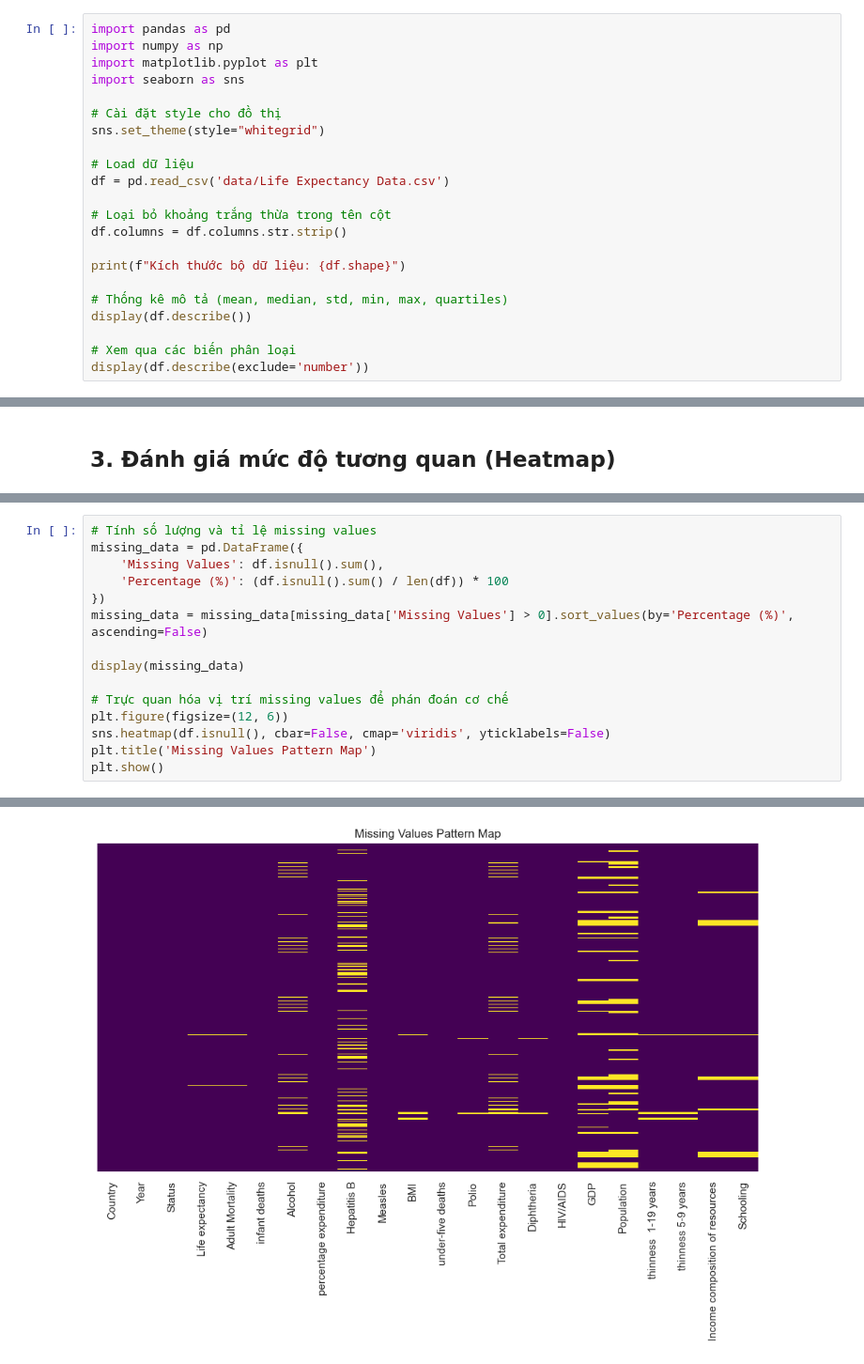
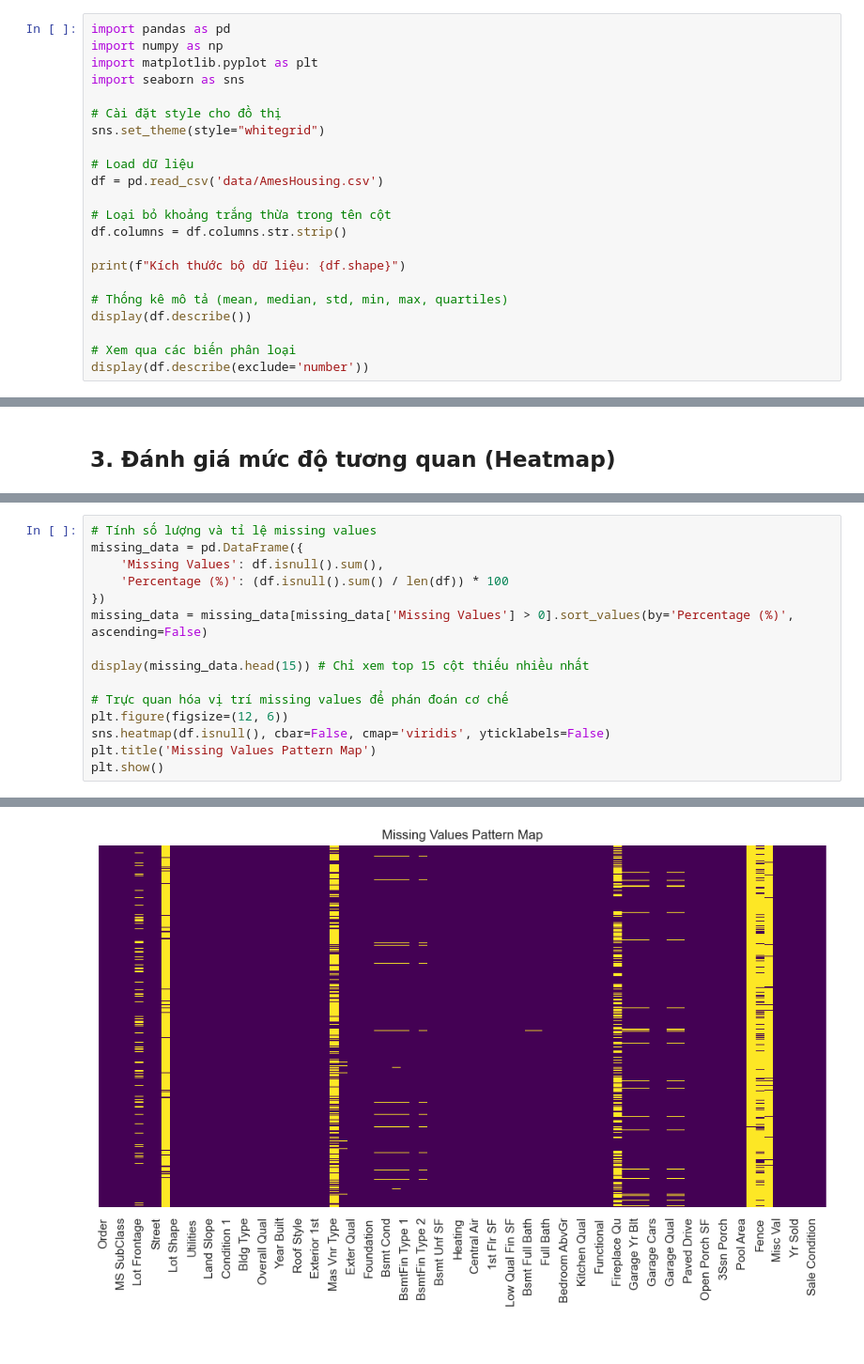
Before and after one commit to BB1311/Data-Fitting-And-OLS-Method, a Jupyter notebook: part2/part2_notebook.ipynb, the cells around one changed output, grey strips where cells are left out. Shown at 94% size. Saved outputs shown, nothing was run; the diff lists cells and outputs as text.

```diff
--- a/part2/part2_notebook.ipynb
+++ b/part2/part2_notebook.ipynb
@@ -12,7 +12,7 @@ import seaborn as sns
 sns.set_theme(style="whitegrid")
 
 # Load dữ liệu
-df = pd.read_csv('data/Life Expectancy Data.csv')
+df = pd.read_csv('data/AmesHousing.csv')
 
 # Loại bỏ khoảng trắng thừa trong tên cột
 df.columns = df.columns.str.strip()
@@ -129,7 +122,7 @@ missing_data = pd.DataFrame({
 })
 missing_data = missing_data[missing_data['Missing Values'] > 0].sort_values(by='Percentage (%)', ascending=False)
 
-display(missing_data)
+display(missing_data.head(15)) # Chỉ xem top 15 cột thiếu nhiều nhất
 
 # Trực quan hóa vị trí missing values để phán đoán cơ chế
 plt.figure(figsize=(12, 6))
@@ -155,3 +149,3 @@ plt.show()
-[figure, old version]
+[figure, new version]
 # %% [markdown]
 ### Nhận xét về Dữ liệu khuyết (Missing Data)
```
Also changed, not shown: parts of 15 cells of this notebook, 2 other files.
